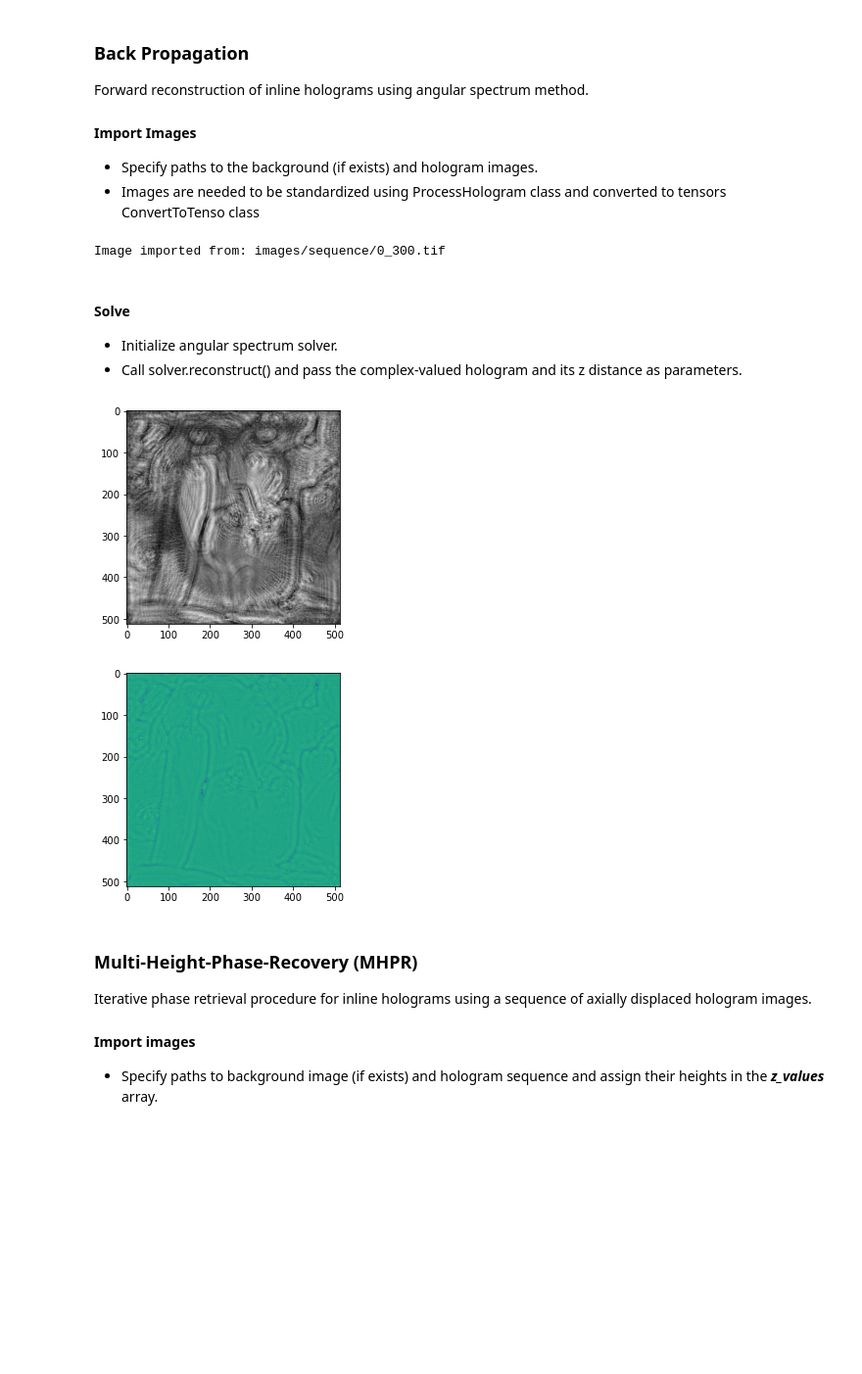
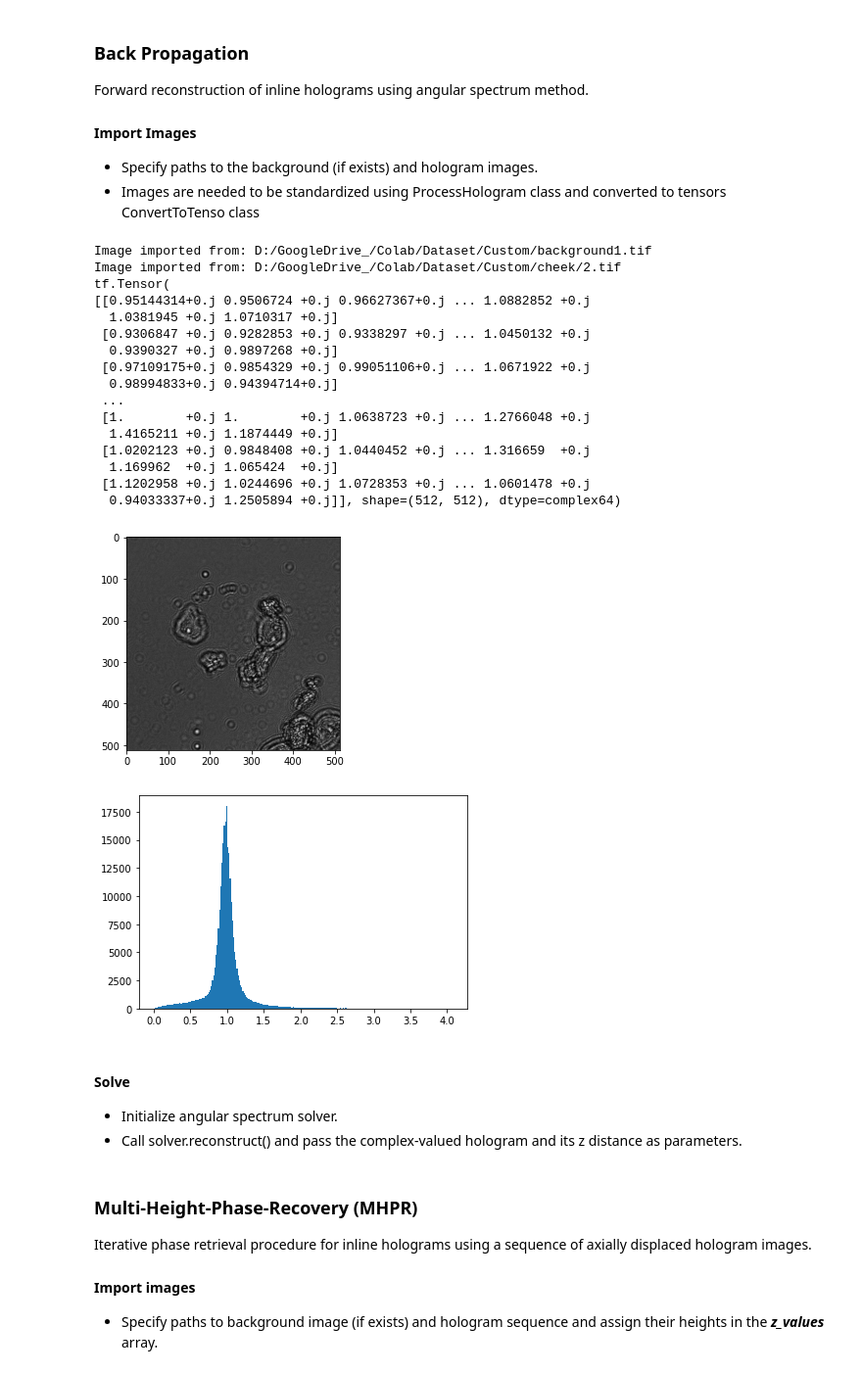
Before and after one commit to farhadnkm/Fringe.Py, a Jupyter notebook: example_GPU.ipynb, the cells around one changed output. Shown at 98% size. Drawn from its saved outputs; the diff is of its cells as text; code cells hidden in the pictures; blank space fills up the shorter version.

```diff
--- a/example_GPU.ipynb
+++ b/example_GPU.ipynb
@@ -47,16 +47,33 @@ Forward reconstruction of inline holograms using angular spectrum method.
 # %%
 bg_path = "PATH_TO_BACKGROUND_IMAGE.tif"
 h_path = "images/sequence/0_300.tif"
-p1 = ImageToArray(bit_depth=16, channel='gray', crop_window=None, dtype='float32')
-p2 = ConvertToTensor(dtype=dtype_c)
-#bg = import_image(bg_path, preprocessor=[p1, p2])
+p1 = ImageToArray(bit_depth=16, channel='gray', crop_window=[850, 1000, 512, 512], dtype='float32')
+#bg = import_image(bg_path, preprocessor=p1)
 bg = np.ones((512, 512))  # if no background
-p3 = PreprocessHologram(background=bg)
+p2 = PreprocessHologram(background=bg)
+p3 = ConvertToTensor(dtype=dtype_c)
 h = import_image(h_path, preprocessor=[p1, p2, p3])
 
 z = -300
 # %% [output]
-Image imported from: images/sequence/0_300.tif
+Image imported from: D:/GoogleDrive_/Colab/Dataset/Custom/background1.tif
+Image imported from: D:/GoogleDrive_/Colab/Dataset/Custom/cheek/2.tif
+tf.Tensor(
+[[0.95144314+0.j 0.9506724 +0.j 0.96627367+0.j ... 1.0882852 +0.j
+  1.0381945 +0.j 1.0710317 +0.j]
+ [0.9306847 +0.j 0.9282853 +0.j 0.9338297 +0.j ... 1.0450132 +0.j
+  0.9390327 +0.j 0.9897268 +0.j]
+ [0.97109175+0.j 0.9854329 +0.j 0.99051106+0.j ... 1.0671922 +0.j
+  0.98994833+0.j 0.94394714+0.j]
+ ...
+ [1.        +0.j 1.        +0.j 1.0638723 +0.j ... 1.2766048 +0.j
+  1.4165211 +0.j 1.1874449 +0.j]
+ [1.0202123 +0.j 0.9848408 +0.j 1.0440452 +0.j ... 1.316659  +0.j
+  1.169962  +0.j 1.065424  +0.j]
+ [1.1202958 +0.j 1.0244696 +0.j 1.0728353 +0.j ... 1.0601478 +0.j
+  0.94033337+0.j 1.2505894 +0.j]], shape=(512, 512), dtype=complex64)
+[figure, added]
+[figure, added]
 # %% [markdown]
 #### Solve
 - Initialize angular spectrum solver.
@@ -71,9 +88,6 @@ plt.imshow(amp, cmap='gray')
 plt.show()
 plt.imshow(phase, cmap='viridis')
 plt.show()
-# %% [output]
-[figure, removed]
-[figure, removed]
 # %% [markdown]
 ### Multi-Height-Phase-Recovery (MHPR)
 Iterative phase retrieval procedure for inline holograms using a sequence of axially displaced hologram images.
```
Also changed, not shown: parts of 2 cells of this notebook, 4 other files.
